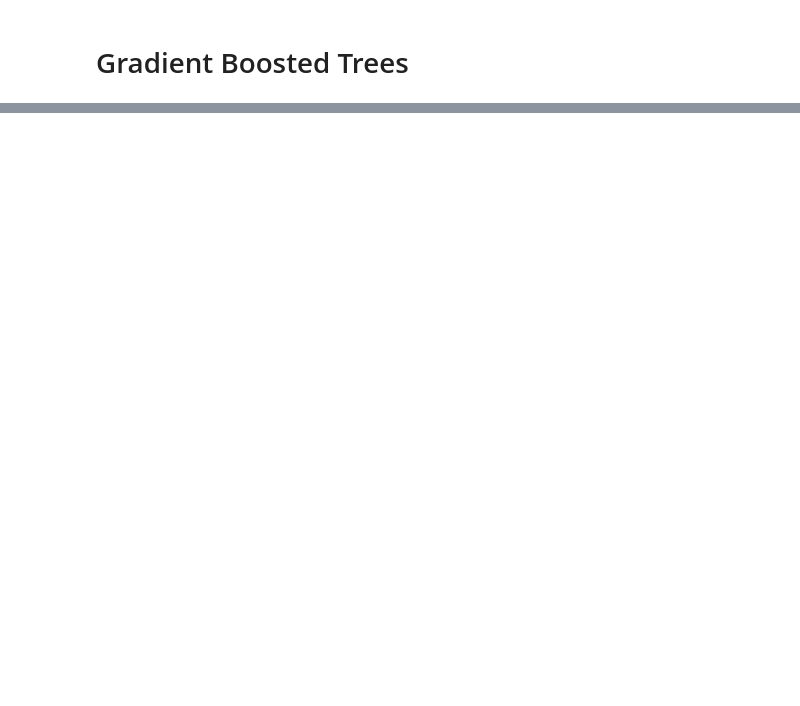
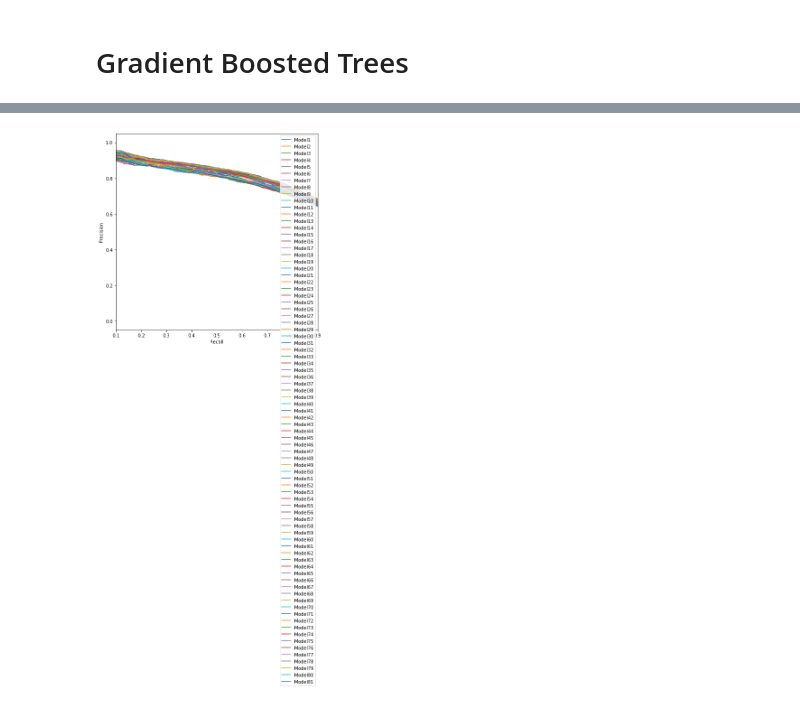
Before and after one commit to da1933/NODA, a Jupyter notebook: Modeling.ipynb, the cells around one changed output, grey strips where cells are left out. Saved outputs shown, nothing was run; the diff lists cells and outputs as text; code cells hidden in the pictures; blank space fills up the shorter version.

```diff
--- a/Modeling.ipynb
+++ b/Modeling.ipynb
@@ -267,0 +145,24 @@ plt.show()
+# %%
+models_fit = {k: v.fit(X_train,y_train) for k, v in models.items()}
+# %%
+models_predict_val = {k: v.predict(X_val) for k, v in models_fit.items()}
+# %%
+models_predict_prob = {k: v.predict_proba(X_val) for k, v in models_fit.items()}
+# %%
+model_specs.index = model_specs['ModelID']
+
+for model_num in list(model_specs['ModelID']):
+    model_specs.loc[model_num, 'Val Accuracy'] = \
+    sklearn.metrics.accuracy_score(y_val, models_predict_val[model_num])
+
+for model_num in list(model_specs['ModelID']):
+    model_specs.loc[model_num, 'Precision'] = \
+    sklearn.metrics.precision_score(y_val, models_predict_val[model_num])
+
+for model_num in list(model_specs['ModelID']):
+    model_specs.loc[model_num, 'Recall'] = \
+    sklearn.metrics.recall_score(y_val, models_predict_val[model_num])
+
+for model_num in list(model_specs['ModelID']):
+    model_specs.loc[model_num, 'F-Score'] = \
+    sklearn.metrics.f1_score(y_val, models_predict_val[model_num])
@@ -267,0 +210,16 @@ plt.show()
+# %%
+for model_num in list(model_specs['ModelID']):
+    curve = precision_recall_curve(y_val, models_predict_prob[model_num][:,1])
+    precision, recall, thresholds = curve
+    line = pylab.plot(recall, precision, label = model_num)
+    pylab.legend(loc='upper right')
+    pylab.xlim(.1,.9)
+    pylab.xlabel('Recall')
+    pylab.ylabel('Precision')
+
+
+plt.gcf().set_size_inches(8,8)
+plt.savefig('precision_recall_param_opt.png')
+plt.show()
+# %% [output]
+[figure, added]
```
Also changed, not shown: parts of 114 cells of this notebook, 28 other files.
